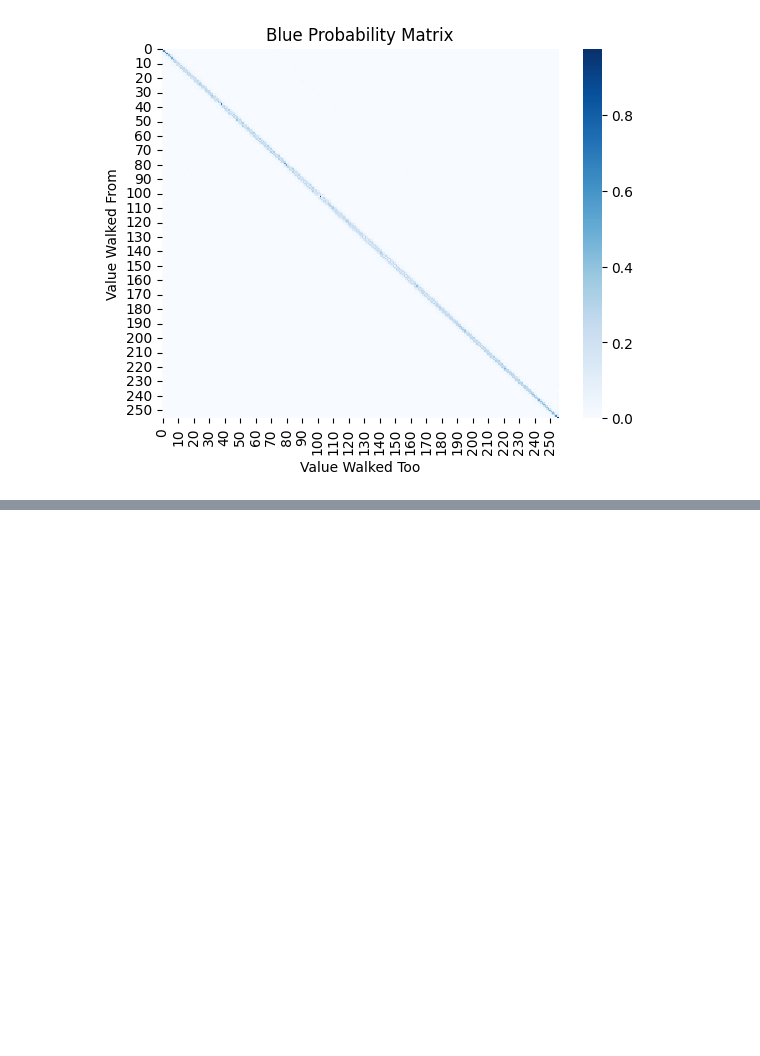
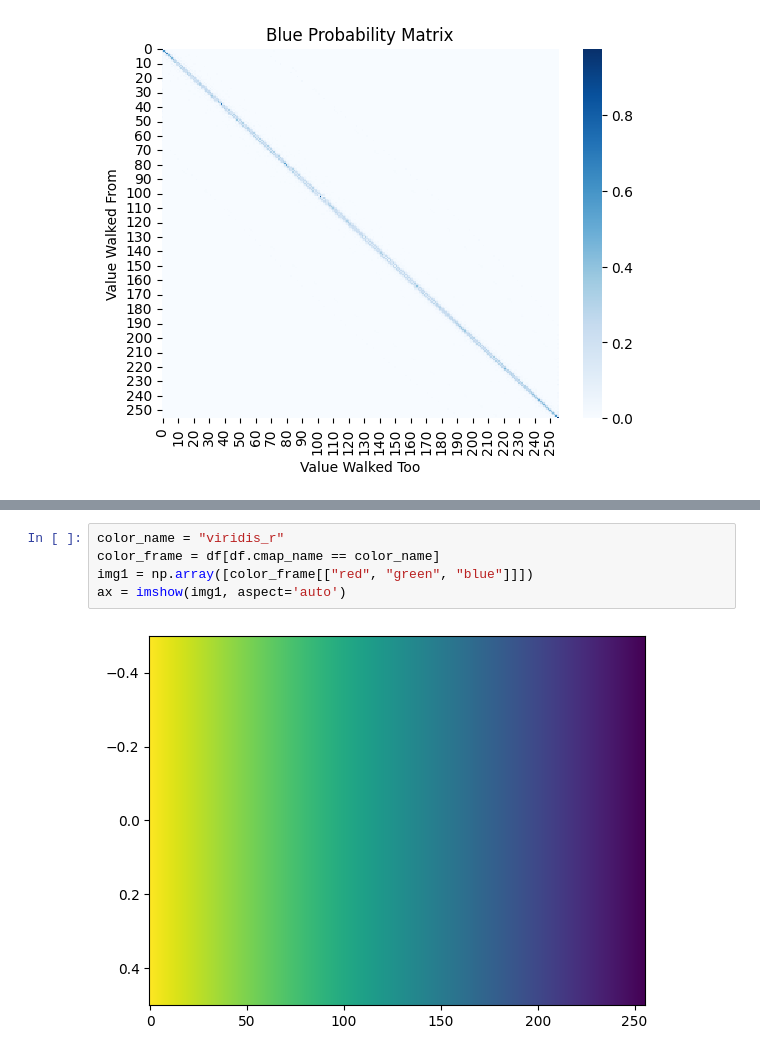
Before and after one commit to jbs-public-function/color-brains, a Jupyter notebook: color_brains/research/colormaps-markov-dataset.ipynb, the cells around one changed output, grey strips where cells are left out. Saved outputs shown, nothing was run; the diff lists cells and outputs as text; blank space fills up the shorter version.

```diff
--- a/color_brains/research/colormaps-markov-dataset.ipynb
+++ b/color_brains/research/colormaps-markov-dataset.ipynb
@@ -50,0 +101,7 @@ Text(50.722222222222214, 0.5, 'Value Walked From')
+# %%
+color_name = "viridis_r"
+color_frame = df[df.cmap_name == color_name]
+img1 = np.array([color_frame[["red", "green", "blue"]]])
+ax = imshow(img1, aspect='auto')
+# %% [output]
+[figure, added]
```
Also changed, not shown: parts of 11 cells of this notebook.
